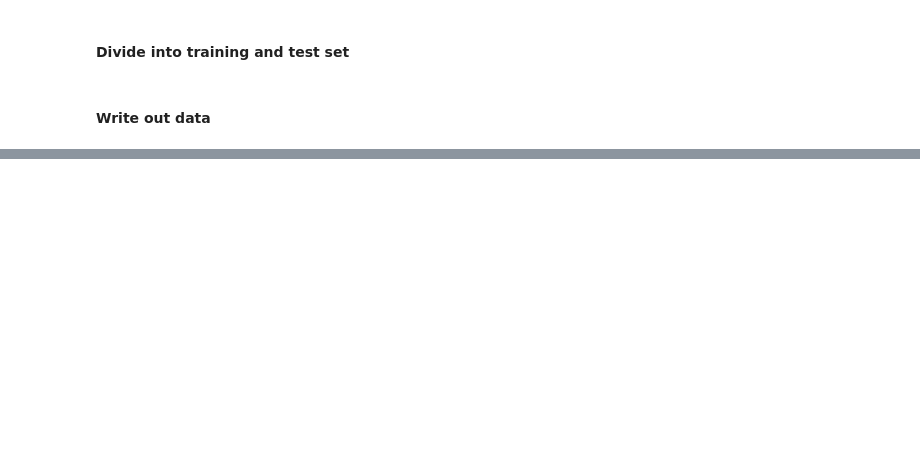
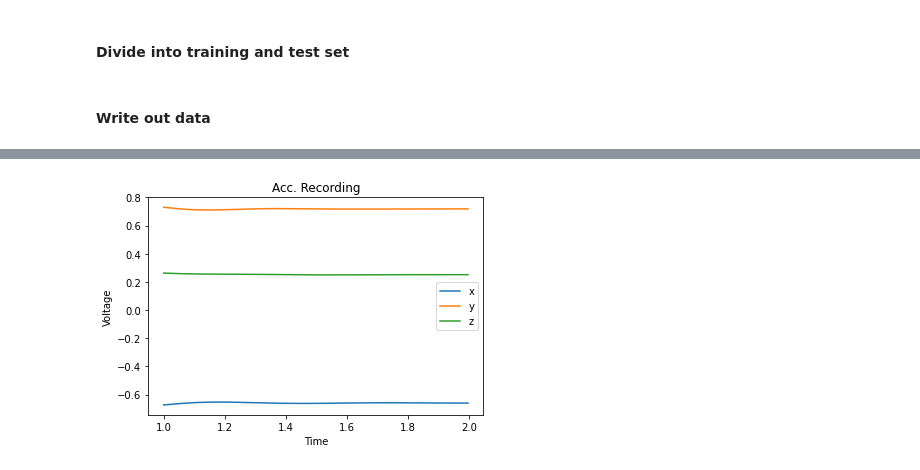
Before and after one commit to jcornell616/EEL5283-Project, a Jupyter notebook: src/preprocessing/preprocessing.ipynb, the cells around one changed output, grey strips where cells are left out. Cells and saved outputs as stored; diff of their text form; code cells hidden in the pictures; blank space fills up the shorter version.

```diff
--- a/src/preprocessing/preprocessing.ipynb
+++ b/src/preprocessing/preprocessing.ipynb
@@ -923,0 +960,21 @@ print("Files written!")
+# %%
+# open file
+n_acc_train = np.load('../data/normal_acc_train.npy', allow_pickle=True)
+
+# format data
+N = int(fs_lfp)  # 1.0 seconds
+data_x = n_acc_train[0][0][N:2*N]
+data_y = n_acc_train[0][1][N:2*N]
+data_z = n_acc_train[0][2][N:2*N]
+
+# display contents
+plt.plot(np.arange(N, 2*N) / fs_lfp, data_x, label='x')
+plt.plot(np.arange(N, 2*N) / fs_lfp, data_y, label='y')
+plt.plot(np.arange(N, 2*N) / fs_lfp, data_z, label='z')
+plt.title("Acc. Recording")
+plt.xlabel('Time')
+plt.ylabel('Voltage')
+plt.legend()
+plt.show()
+# %% [output]
+[figure, added]
```
Also changed, not shown: parts of 8 cells of this notebook.
